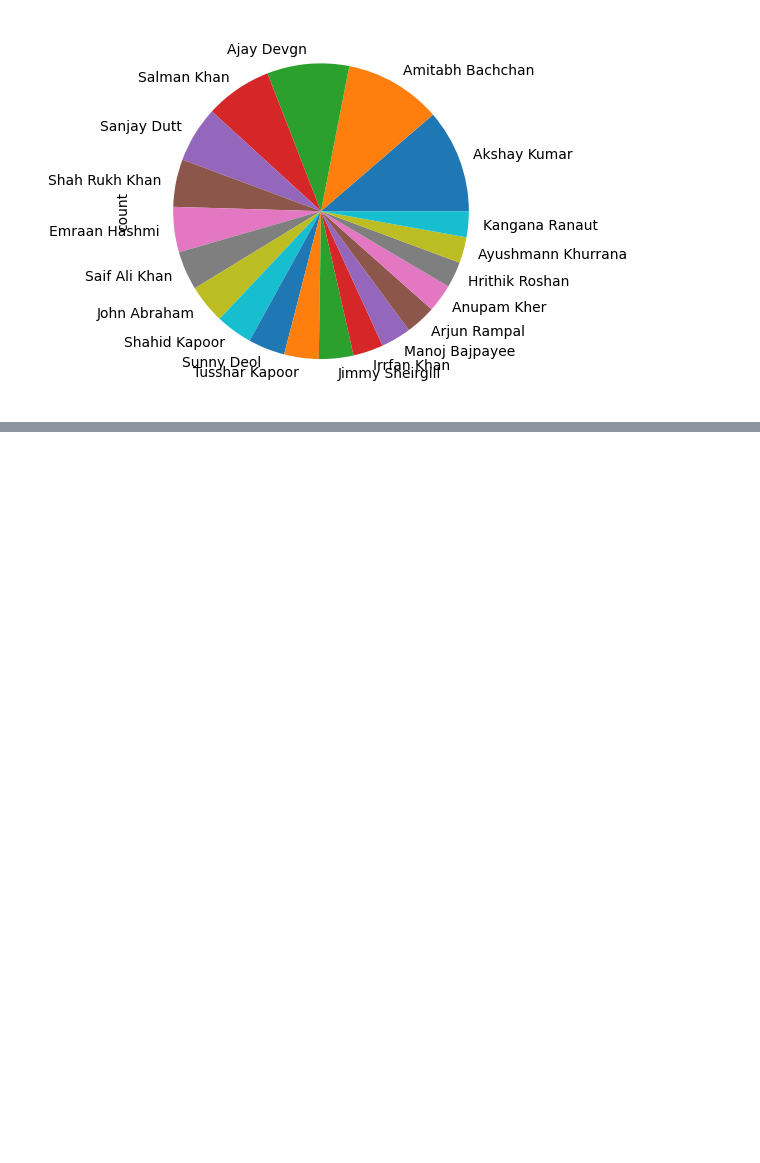
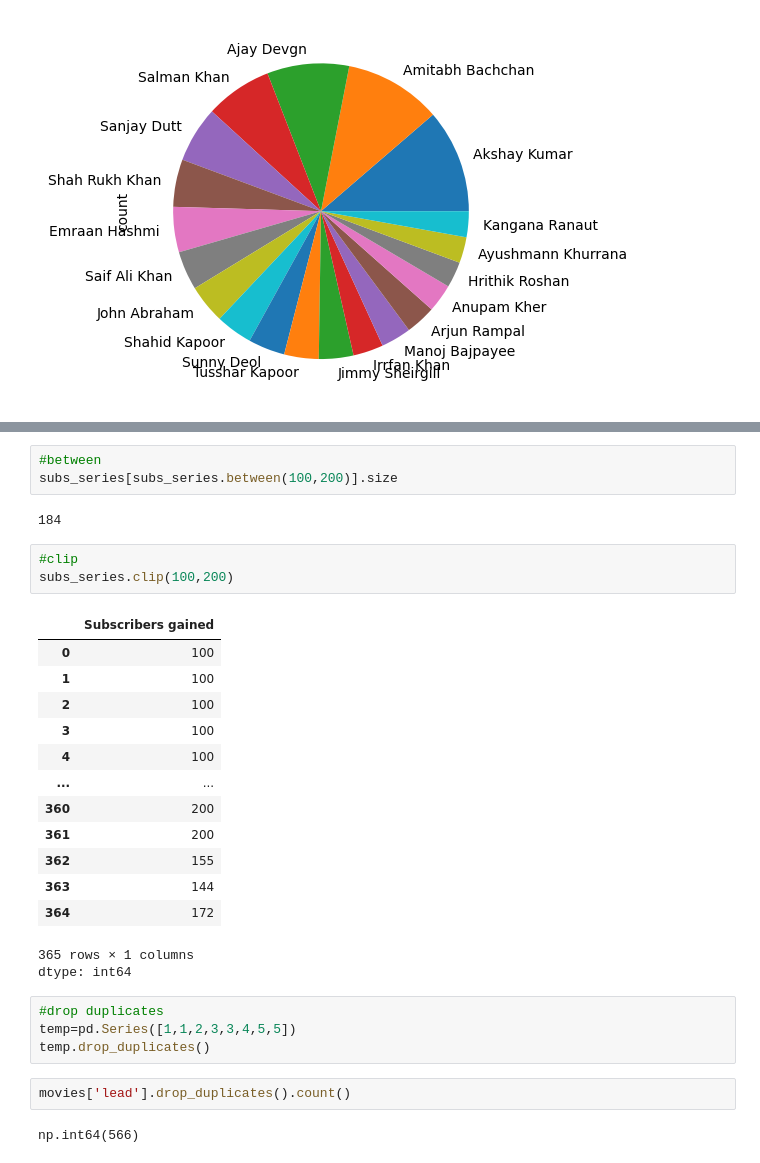
Before and after one commit to Nikhilbhati007/Machine-learning, a Jupyter notebook: Data Science/pandas_01_Series.ipynb, the cells around one changed output, grey strips where cells are left out. Cells and saved outputs as stored; diff of their text form; blank space fills up the shorter version.

```diff
--- a/Data Science/pandas_01_Series.ipynb
+++ b/Data Science/pandas_01_Series.ipynb
@@ -359,0 +383,31 @@ movies['lead'].value_counts().head(20).plot(kind='pie')
+# %%
+#between
+subs_series[subs_series.between(100,200)].size
+# %% [output]
+184
+# %%
+#clip
+subs_series.clip(100,200)
+# %% [output]
+|  | Subscribers gained |
+| 0 | 100 |
+| 1 | 100 |
+| 2 | 100 |
+| 3 | 100 |
+| 4 | 100 |
+| ... | ... |
+| 360 | 200 |
+| 361 | 200 |
+| 362 | 155 |
+| 363 | 144 |
+| 364 | 172 |
+365 rows × 1 columns
+dtype: int64
+# %%
+#drop duplicates
+temp=pd.Series([1,1,2,3,3,4,5,5])
+temp.drop_duplicates()
+# %%
+movies['lead'].drop_duplicates().count()
+# %% [output]
+np.int64(566)
```
Also changed, not shown: parts of 15 cells of this notebook, 6 other files.
